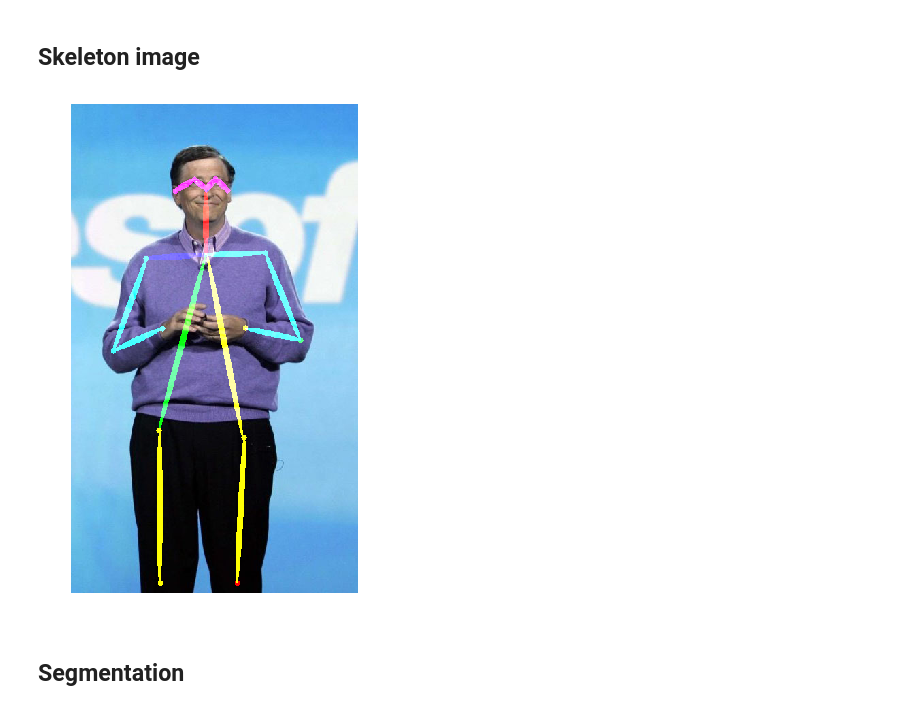
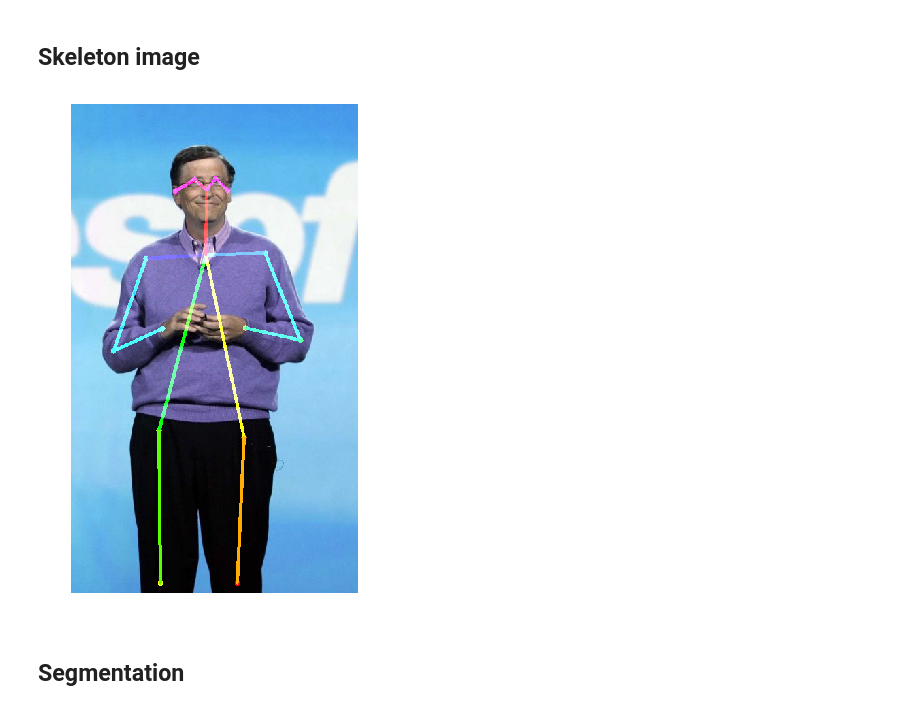
Before and after one commit to zhozheka/TS-project-2, a Jupyter notebook: pose_estimation_segmentation/pose_segmentation.ipynb, the cells around one changed output. Cells and saved outputs as stored; diff of their text form; code cells hidden in the pictures.

```diff
--- a/pose_estimation_segmentation/pose_segmentation.ipynb
+++ b/pose_estimation_segmentation/pose_segmentation.ipynb
@@ -27,5 +37,10 @@ heatmap_avg, paf_avg, segm = process_image(model_pose, image_path, torch_device)
-# %%
-img = plt.imread(image_path)
+# %%
+def cv2img(img):
+    b,g,r = cv2.split(img)
+    img = cv2.merge((r,g,b))
+    return img
+# %%
+img = cv2img(oriImg)
 # %%
 plt.figure(figsize=(9,9))
 plt.imshow(img)
@@ -36,10 +51,13 @@ plt.show()
 # %% [markdown]
 ## Skeleton
 # %%
-skeleton = process_output(heatmap_avg, paf_avg, image_path, skeleton=True)
-skeleton = skeleton.astype(np.uint8)
+skeleton = process_output2(heatmap_avg, paf_avg, oriImg, skeleton=True)
+
+
+#skeleton = skeleton.astype(np.uint8)
 b,g,r = cv2.split(skeleton)
 skeleton = cv2.merge((r,g,b))
+
 skeleton = np.dstack((skeleton, ((skeleton.sum(2)>0)*255)[:,:,None])).astype(np.uint8)
 plt.imsave(output_path + 'skeleton.png', skeleton)
 
@@ -53,15 +71,16 @@ plt.show()
 ## Skeleton image
 # %%
 # image skeleton
-img_skeleton = cv2.addWeighted(img, 1, skeleton[:,:,:3], 10, 0)
+img_skeleton = cv2.addWeighted(img, 1, skeleton[:,:,:3], 1, 0)
+#img_skeleton = cv2.add(img, skeleton[:,:,:3])
 plt.imsave(output_path + 'image_skeleton.png', img_skeleton)
 
 plt.figure(figsize=(9,9))
 plt.imshow(img_skeleton)
 plt.axis('off')
 plt.show()
 # %% [output]
-[figure, old version]
+[figure, new version]
 # %% [markdown]
 ## Segmentation
 # %%
```
Also changed, not shown: parts of 16 cells of this notebook, 1 other file.
